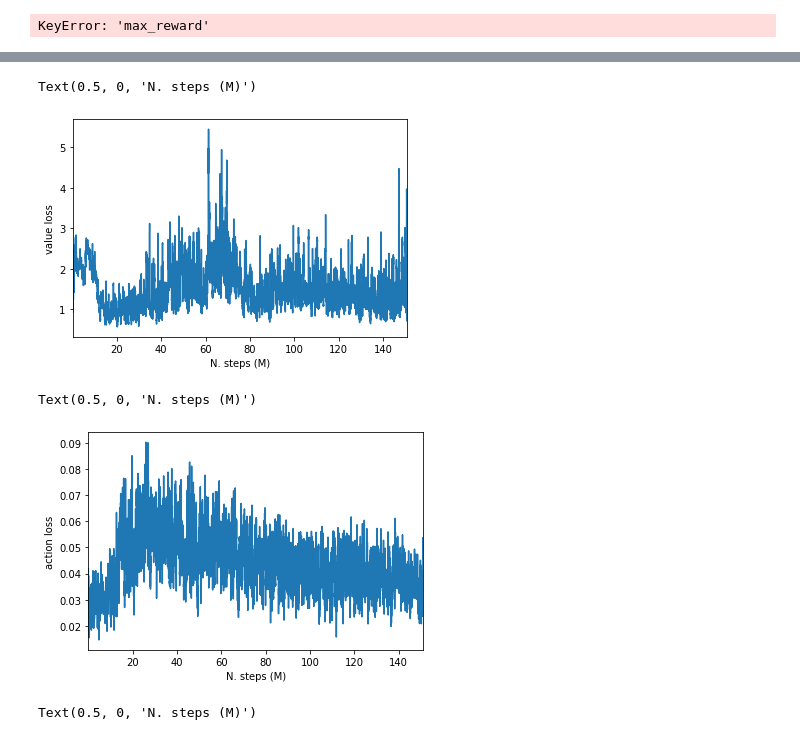
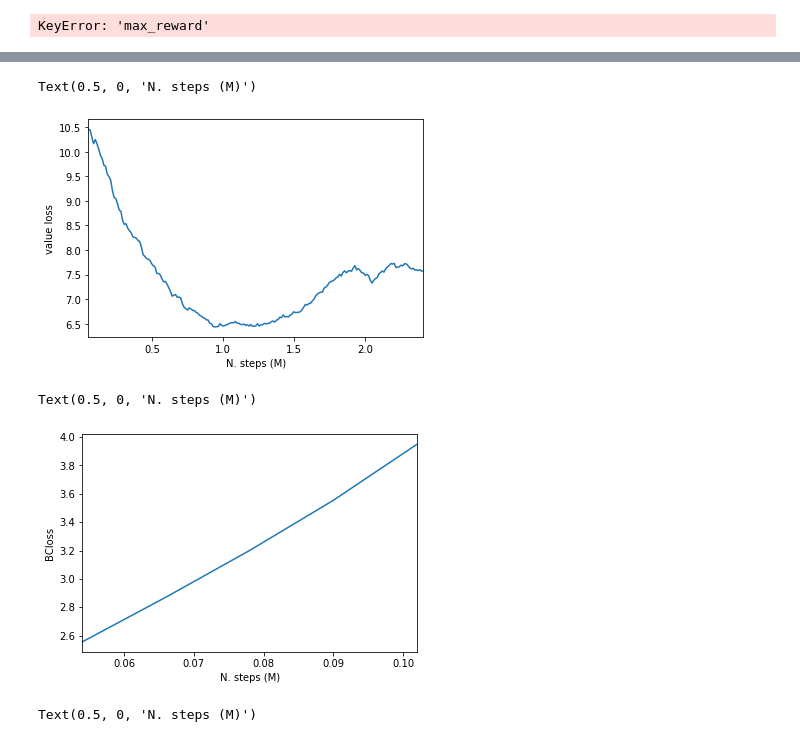
Before and after one commit to compsciencelab/ppo_D, a Jupyter notebook: animal/gail_monitor.ipynb, the cells around one changed output, grey strips where cells are left out. Saved outputs shown, nothing was run; the diff lists cells and outputs as text; code cells hidden in the pictures.

```diff
--- a/animal/gail_monitor.ipynb
+++ b/animal/gail_monitor.ipynb
@@ -76,12 +76,12 @@ ax.grid(True)
 # %% [output]
 KeyError: 'max_reward'
 # %%
-my_dir = '/workspace7/Unity3D/gabriele/Animal-AI/animal-ppo-value/RUNS/exp_gail_258/loss_monitor/loss_monitor.csv'
+my_dir = '/workspace8/gabriele/RUNS/exp_reacher_ppobc_10/loss_monitor/loss_monitor.csv'
 data = pd.read_csv(my_dir)
-roll = 10
+roll = 1
 data['f'] = (data.index*12*1000)/1000000
-data[['f', 'gail_loss']].rolling(roll).mean().plot('f', 'gail_loss',legend=False)
-plt.ylabel("gail loss")
+data[['f', 'BC_loss']].rolling(roll).mean().plot('f', 'BC_loss',legend=False)
+plt.ylabel("BC_loss loss")
 plt.xlabel('N. steps (M)')
 # %% [output]
 Text(0.5, 0, 'N. steps (M)')
@@ -92,14 +108,14 @@ plt.ylabel("value loss")
 plt.xlabel('N. steps (M)')
 # %% [output]
 Text(0.5, 0, 'N. steps (M)')
-[figure, old version]
+[figure, new version]
 # %%
-data[['f', 'action_loss']].rolling(roll).mean().plot('f', 'action_loss',legend=False)
-plt.ylabel("action loss")
+data[['f', 'BC_loss']].rolling(roll).mean().plot('f', 'BC_loss',legend=False)
+plt.ylabel("BCloss")
 plt.xlabel('N. steps (M)')
 # %% [output]
 Text(0.5, 0, 'N. steps (M)')
-[figure, old version]
+[figure, new version]
 # %%
 my_dir = '/workspace7/Unity3D/gabriele/Animal-AI/animal-ppo-value/RUNS/exp_bc_gail_26/loss_monitor/loss_monitor.csv'
 data = pd.read_csv(my_dir)
```
Also changed, not shown: parts of 2 cells of this notebook, 3 other files.
